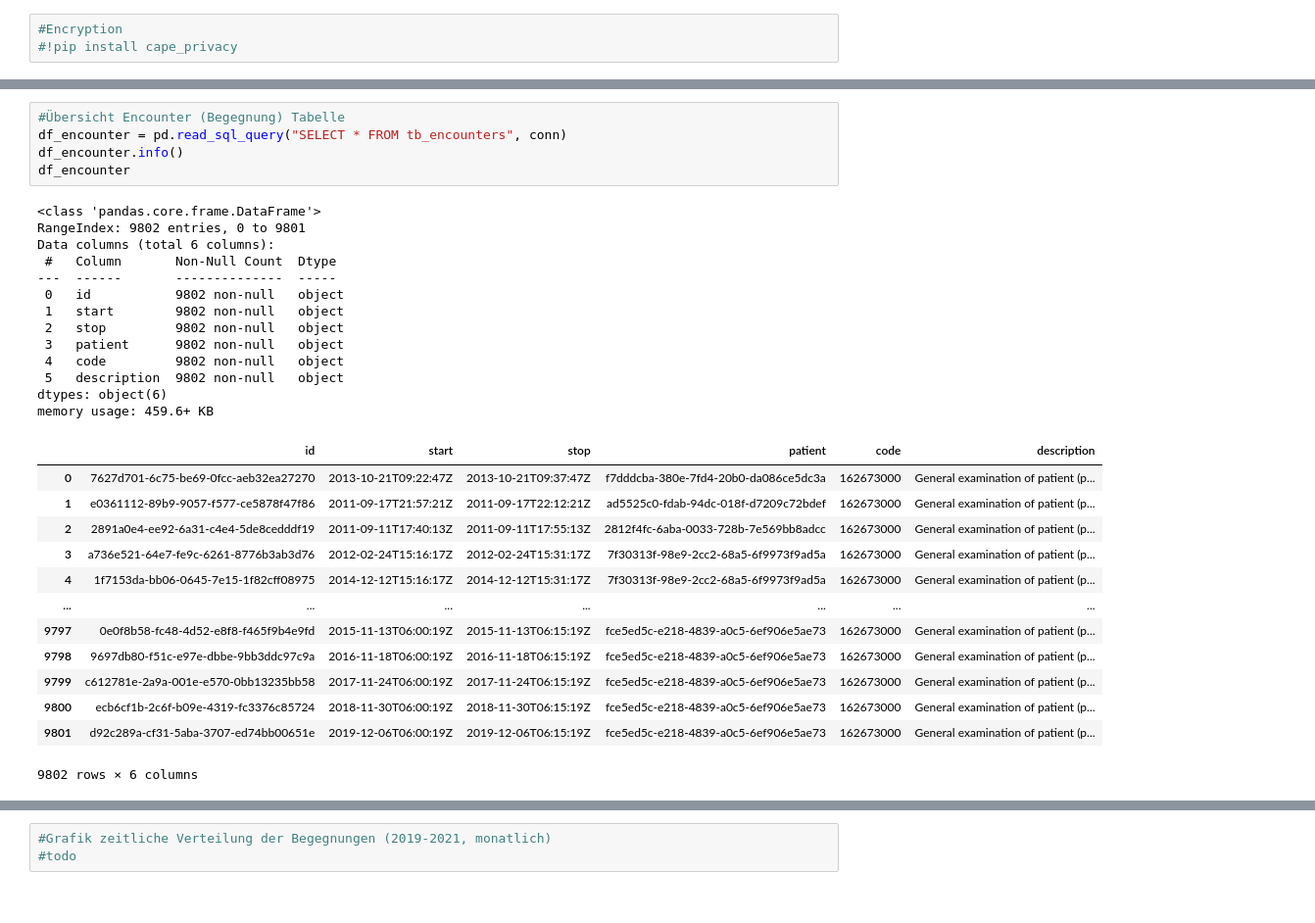
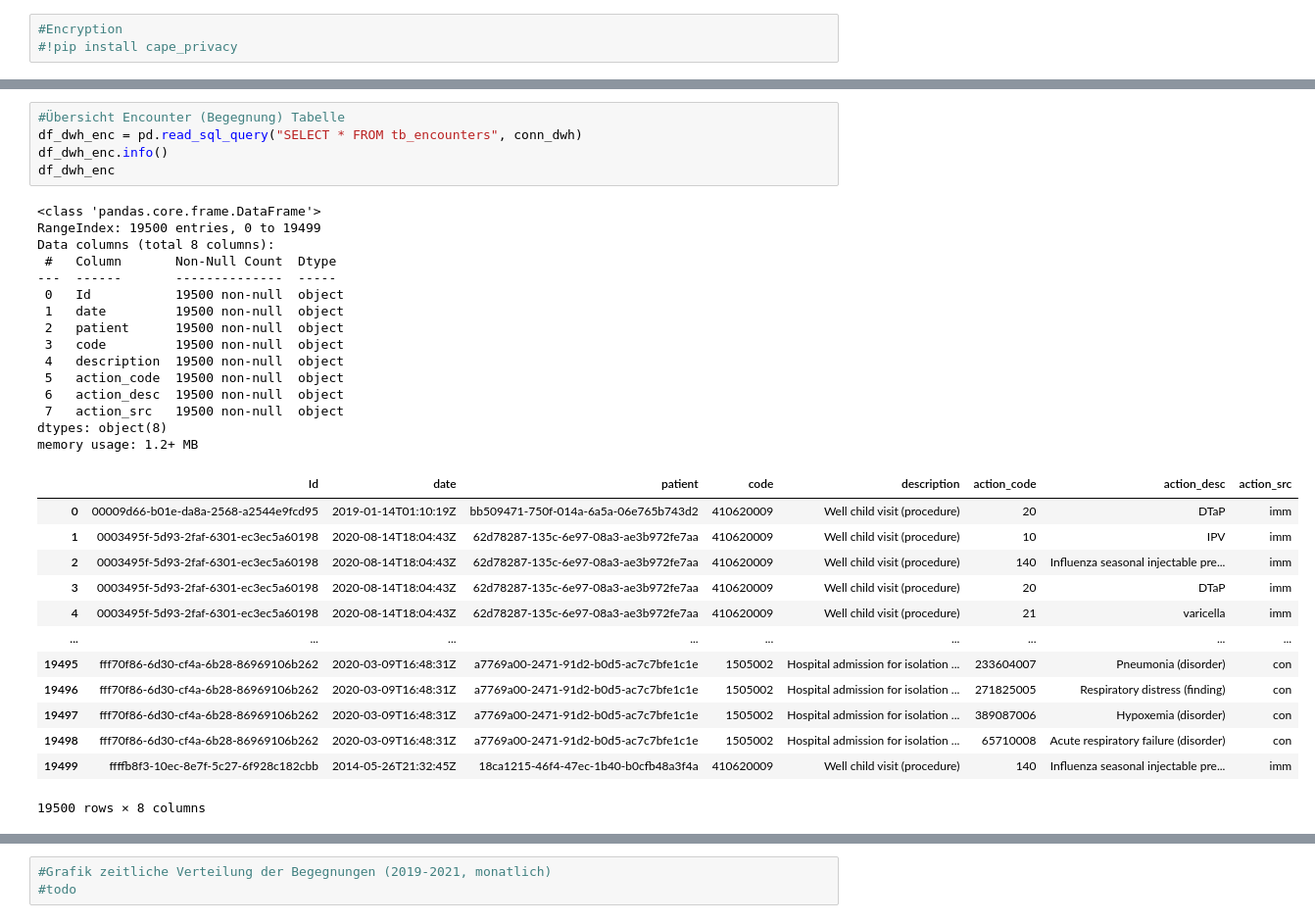
Before and after one commit to MarisaRies/covir, a Jupyter notebook: COVIR.ipynb, the cells around one changed output, grey strips where cells are left out. Shown at 98% size. Saved outputs shown, nothing was run; the diff lists cells and outputs as text.

```diff
--- a/COVIR.ipynb
+++ b/COVIR.ipynb
@@ -174,35 +290,37 @@ plt.show()
 [figure]
 # %%
 #Übersicht Encounter (Begegnung) Tabelle
-df_encounter = pd.read_sql_query("SELECT * FROM tb_encounters", conn)
-df_encounter.info()
-df_encounter
+df_dwh_enc = pd.read_sql_query("SELECT * FROM tb_encounters", conn_dwh)
+df_dwh_enc.info()
+df_dwh_enc
 # %% [output]
 <class 'pandas.core.frame.DataFrame'>
-RangeIndex: 9802 entries, 0 to 9801
-Data columns (total 6 columns):
+RangeIndex: 19500 entries, 0 to 19499
+Data columns (total 8 columns):
  #   Column       Non-Null Count  Dtype
 ---  ------       --------------  -----
- 0   id           9802 non-null   object
- 1   start        9802 non-null   object
- 2   stop         9802 non-null   object
- 3   patient      9802 non-null   object
- 4   code         9802 non-null   object
- 5   description  9802 non-null   object
-dtypes: object(6)
-memory usage: 459.6+ KB
+ 0   Id           19500 non-null  object
+ 1   date         19500 non-null  object
+ 2   patient      19500 non-null  object
+ 3   code         19500 non-null  object
+ 4   description  19500 non-null  object
+ 5   action_code  19500 non-null  object
+ 6   action_desc  19500 non-null  object
+ 7   action_src   19500 non-null  object
+dtypes: object(8)
+memory usage: 1.2+ MB
-|  | id | start | stop | patient | code | description |
-| 0 | 7627d701-6c75-be69-0fcc-aeb32ea27270 | 2013-10-21T09:22:47Z | 2013-10-21T09:37:47Z | f7dddcba-380e-7fd4-20b0-da086ce5dc3a | 162673000 | General examination of patient (p... |
-| 1 | e0361112-89b9-9057-f577-ce5878f47f86 | 2011-09-17T21:57:21Z | 2011-09-17T22:12:21Z | ad5525c0-fdab-94dc-018f-d7209c72bdef | 162673000 | General examination of patient (p... |
-| 2 | 2891a0e4-ee92-6a31-c4e4-5de8cedddf19 | 2011-09-11T17:40:13Z | 2011-09-11T17:55:13Z | 2812f4fc-6aba-0033-728b-7e569bb8adcc | 162673000 | General examination of patient (p... |
-| 3 | a736e521-64e7-fe9c-6261-8776b3ab3d76 | 2012-02-24T15:16:17Z | 2012-02-24T15:31:17Z | 7f30313f-98e9-2cc2-68a5-6f9973f9ad5a | 162673000 | General examination of patient (p... |
-| 4 | 1f7153da-bb06-0645-7e15-1f82cff08975 | 2014-12-12T15:16:17Z | 2014-12-12T15:31:17Z | 7f30313f-98e9-2cc2-68a5-6f9973f9ad5a | 162673000 | General examination of patient (p... |
-| ... | ... | ... | ... | ... | ... | ... |
-| 9797 | 0e0f8b58-fc48-4d52-e8f8-f465f9b4e9fd | 2015-11-13T06:00:19Z | 2015-11-13T06:15:19Z | fce5ed5c-e218-4839-a0c5-6ef906e5ae73 | 162673000 | General examination of patient (p... |
-| 9798 | 9697db80-f51c-e97e-dbbe-9bb3ddc97c9a | 2016-11-18T06:00:19Z | 2016-11-18T06:15:19Z | fce5ed5c-e218-4839-a0c5-6ef906e5ae73 | 162673000 | General examination of patient (p... |
-| 9799 | c612781e-2a9a-001e-e570-0bb13235bb58 | 2017-11-24T06:00:19Z | 2017-11-24T06:15:19Z | fce5ed5c-e218-4839-a0c5-6ef906e5ae73 | 162673000 | General examination of patient (p... |
-| 9800 | ecb6cf1b-2c6f-b09e-4319-fc3376c85724 | 2018-11-30T06:00:19Z | 2018-11-30T06:15:19Z | fce5ed5c-e218-4839-a0c5-6ef906e5ae73 | 162673000 | General examination of patient (p... |
-| 9801 | d92c289a-cf31-5aba-3707-ed74bb00651e | 2019-12-06T06:00:19Z | 2019-12-06T06:15:19Z | fce5ed5c-e218-4839-a0c5-6ef906e5ae73 | 162673000 | General examination of patient (p... |
+|  | Id | date | patient | code | description | action_code | action_desc | action_src |
+| 0 | 00009d66-b01e-da8a-2568-a2544e9fcd95 | 2019-01-14T01:10:19Z | bb509471-750f-014a-6a5a-06e765b743d2 | 410620009 | Well child visit (procedure) | 20 | DTaP | imm |
+| 1 | 0003495f-5d93-2faf-6301-ec3ec5a60198 | 2020-08-14T18:04:43Z | 62d78287-135c-6e97-08a3-ae3b972fe7aa | 410620009 | Well child visit (procedure) | 10 | IPV | imm |
+| 2 | 0003495f-5d93-2faf-6301-ec3ec5a60198 | 2020-08-14T18:04:43Z | 62d78287-135c-6e97-08a3-ae3b972fe7aa | 410620009 | Well child visit (procedure) | 140 | Influenza seasonal injectable pre... | imm |
+| 3 | 0003495f-5d93-2faf-6301-ec3ec5a60198 | 2020-08-14T18:04:43Z | 62d78287-135c-6e97-08a3-ae3b972fe7aa | 410620009 | Well child visit (procedure) | 20 | DTaP | imm |
+| 4 | 0003495f-5d93-2faf-6301-ec3ec5a60198 | 2020-08-14T18:04:43Z | 62d78287-135c-6e97-08a3-ae3b972fe7aa | 410620009 | Well child visit (procedure) | 21 | varicella | imm |
+| ... | ... | ... | ... | ... | ... | ... | ... | ... |
+| 19495 | fff70f86-6d30-cf4a-6b28-86969106b262 | 2020-03-09T16:48:31Z | a7769a00-2471-91d2-b0d5-ac7c7bfe1c1e | 1505002 | Hospital admission for isolation ... | 233604007 | Pneumonia (disorder) | con |
+| 19496 | fff70f86-6d30-cf4a-6b28-86969106b262 | 2020-03-09T16:48:31Z | a7769a00-2471-91d2-b0d5-ac7c7bfe1c1e | 1505002 | Hospital admission for isolation ... | 271825005 | Respiratory distress (finding) | con |
+| 19497 | fff70f86-6d30-cf4a-6b28-86969106b262 | 2020-03-09T16:48:31Z | a7769a00-2471-91d2-b0d5-ac7c7bfe1c1e | 1505002 | Hospital admission for isolation ... | 389087006 | Hypoxemia (disorder) | con |
+| 19498 | fff70f86-6d30-cf4a-6b28-86969106b262 | 2020-03-09T16:48:31Z | a7769a00-2471-91d2-b0d5-ac7c7bfe1c1e | 1505002 | Hospital admission for isolation ... | 65710008 | Acute respiratory failure (disorder) | con |
+| 19499 | ffffb8f3-10ec-8e7f-5c27-6f928c182cbb | 2014-05-26T21:32:45Z | 18ca1215-46f4-47ec-1b40-b0cfb48a3f4a | 410620009 | Well child visit (procedure) | 140 | Influenza seasonal injectable pre... | imm |
-9802 rows × 6 columns
+19500 rows × 8 columns
 # %%
 #Grafik Verteilung der Begenungsgründe
```
Also changed, not shown: parts of 23 cells of this notebook.
